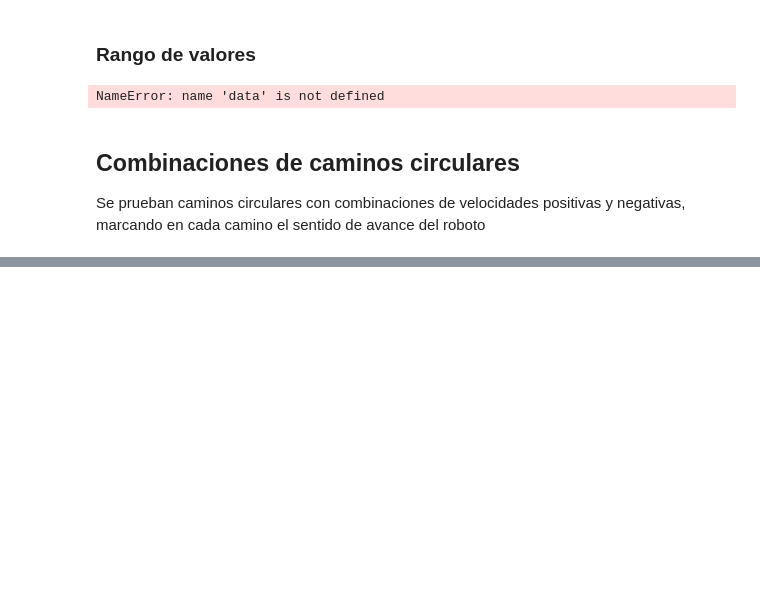
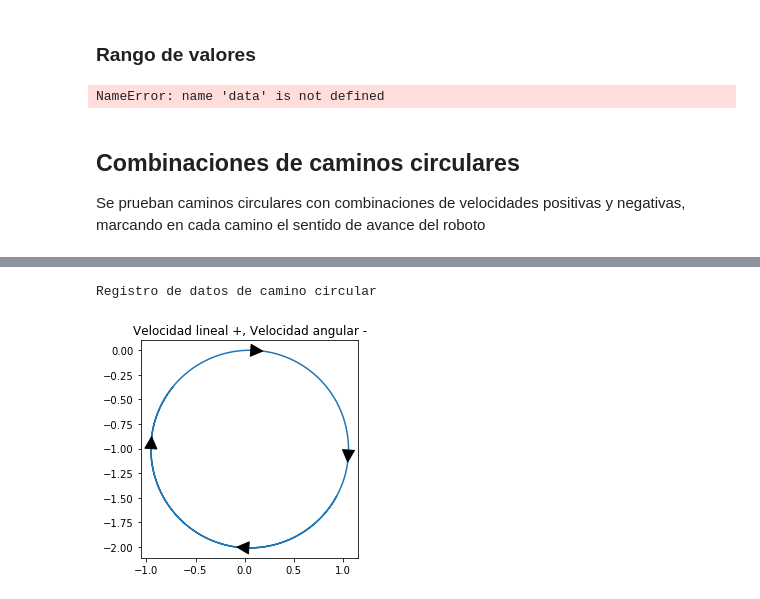
Before and after one commit to matias-dogliani/robotic_repo, a Jupyter notebook: Tp1/Tp1.ipynb, the cells around one changed output, grey strips where cells are left out. Drawn from its saved outputs; the diff is of its cells as text; code cells hidden in the pictures; blank space fills up the shorter version.

```diff
--- a/Tp1/Tp1.ipynb
+++ b/Tp1/Tp1.ipynb
@@ -376,0 +396,36 @@ Registro de datos de camino circular
+# %%
+data = pd.read_csv("./comb2_log.txt", sep= "\t", header=None)
+print("Registro de datos de camino circular")
+#Elimino los datos que sean nulos (para graficar)
+
+PuntosX = [x for x in data[1] if x != 0]
+PuntosY = [y for y in data[2] if y != 0]
+
+#Grafico el camino circular con relacion 1:1
+#plt.axes().set_aspect('equal')
+ax1 = plt.gca()
+ax1.set_aspect('equal')
+plt.plot(PuntosX,PuntosY)
+plt.title("Velocidad lineal +, Velocidad angular -")
+
+
+#Calculo los 4 puntos de coseno y seno maximo
+puntos = []
+puntos.append(PuntosX.index(max(PuntosX)))
+puntos.append(PuntosX.index(min(PuntosX)))
+puntos.append(PuntosY.index(max(PuntosY)))
+puntos.append(PuntosY.index(min(PuntosY)))
+
+#Grafico la direccion solo en esos puntos
+#La dirección la grafico como una flecha desde el punto i hasta el
+#punto i+1.
+for indice in puntos:
+     plt.annotate('', xy=(PuntosX[indice+20], PuntosY[indice+20]),
+            xytext=(PuntosX[indice], PuntosY[indice]),
+            arrowprops=dict(facecolor='black', shrink=0.05),
+            horizontalalignment='right', verticalalignment='top')
+
+plt.savefig('./direccion_camino_circular_2.png')
+# %% [output]
+Registro de datos de camino circular
+[figure, added]
```
Also changed, not shown: parts of 8 cells of this notebook, 8 other files.
